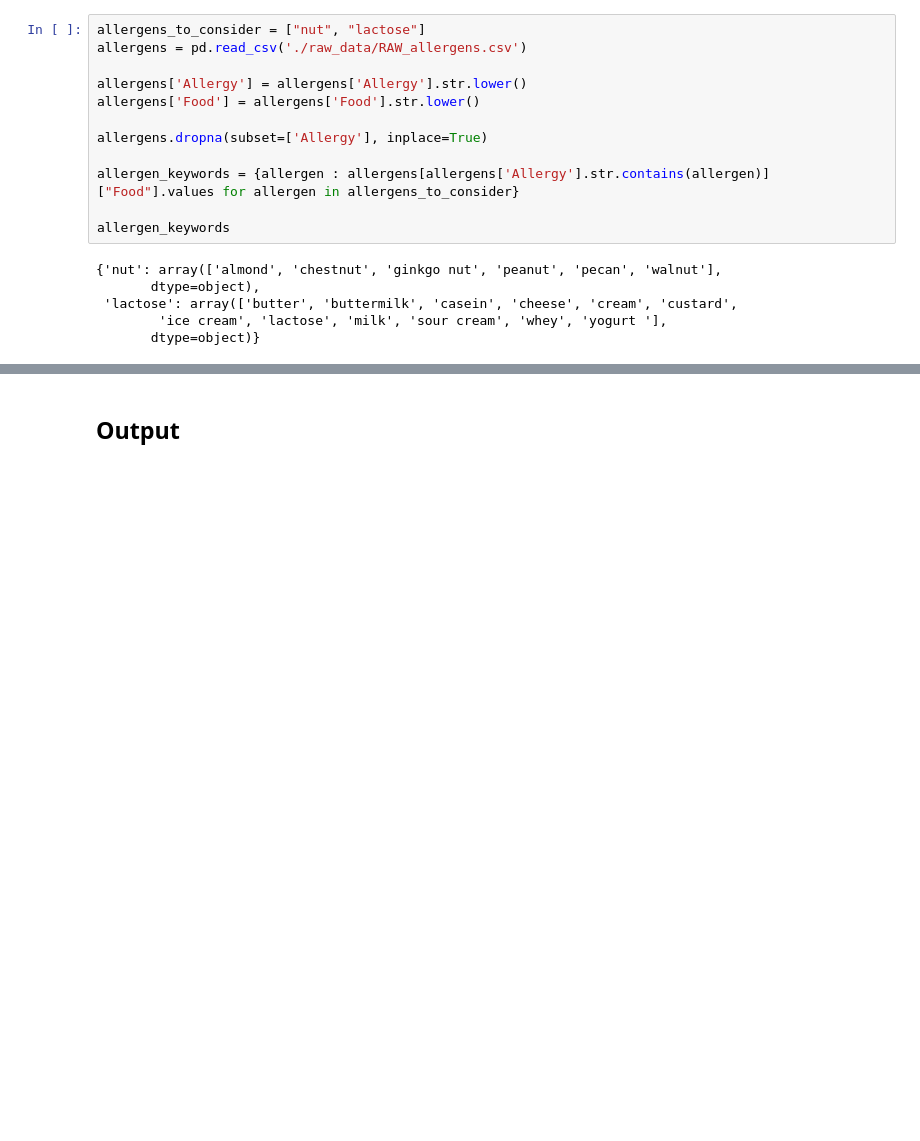
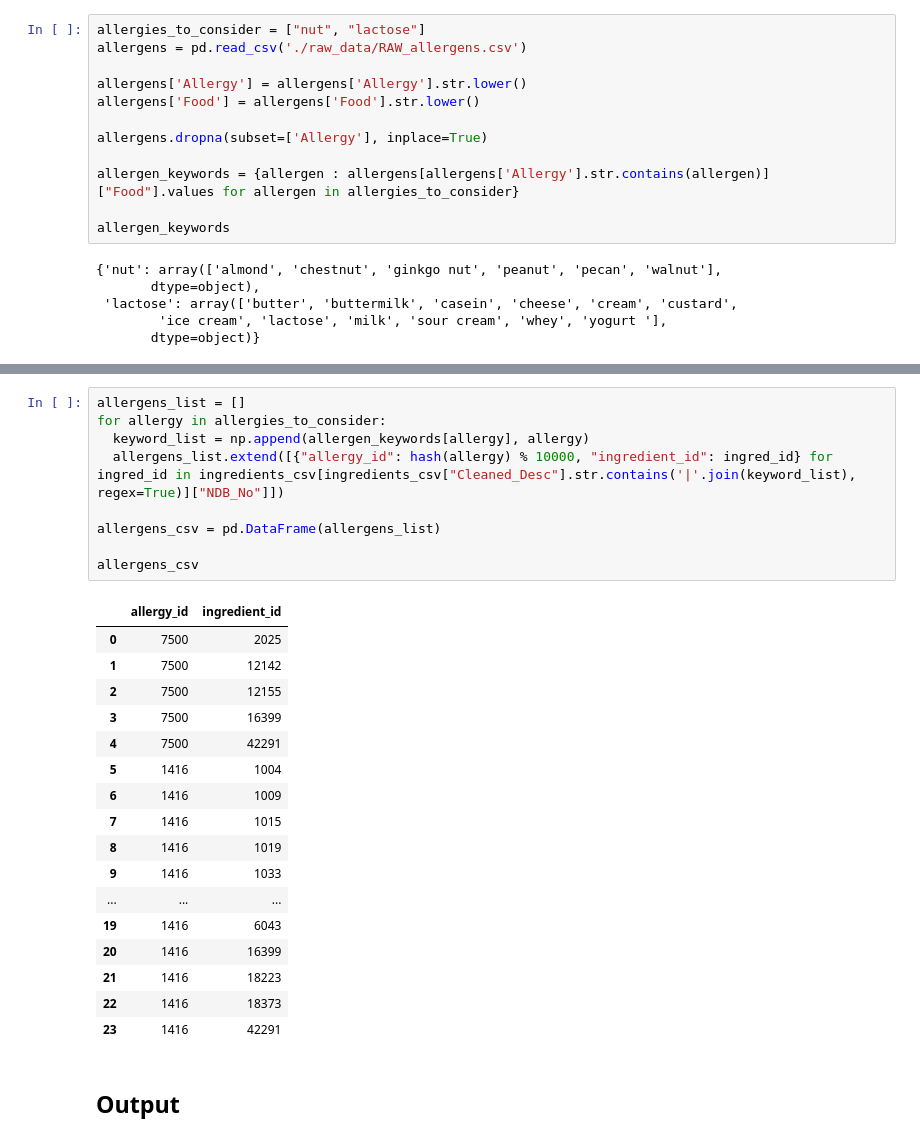
Before and after one commit to aprinawang/db-project, a Jupyter notebook: data/generate_csv.ipynb, the cells around one changed output, grey strips where cells are left out. Drawn from its saved outputs; the diff is of its cells as text; blank space fills up the shorter version.

Commit message:
add allergens data

```diff
--- a/data/generate_csv.ipynb
+++ b/data/generate_csv.ipynb
@@ -266,7 +266,7 @@ users_csv
 # %% [markdown]
 ## TODO Allergen Data
 # %%
-allergens_to_consider = ["nut", "lactose"]
+allergies_to_consider = ["nut", "lactose"]
 allergens = pd.read_csv('./raw_data/RAW_allergens.csv')
 
 allergens['Allergy'] = allergens['Allergy'].str.lower()
@@ -274,7 +274,7 @@ allergens['Food'] = allergens['Food'].str.lower()
 
 allergens.dropna(subset=['Allergy'], inplace=True)
 
-allergen_keywords = {allergen : allergens[allergens['Allergy'].str.contains(allergen)]["Food"].values for allergen in allergens_to_consider}
+allergen_keywords = {allergen : allergens[allergens['Allergy'].str.contains(allergen)]["Food"].values for allergen in allergies_to_consider}
 
 allergen_keywords
 # %% [output]
@@ -286,3 +294,30 @@ allergen_keywords
+# %%
+allergens_list = []
+for allergy in allergies_to_consider:
+  keyword_list = np.append(allergen_keywords[allergy], allergy)
+  allergens_list.extend([{"allergy_id": hash(allergy) % 10000, "ingredient_id": ingred_id} for ingred_id in ingredients_csv[ingredients_csv["Cleaned_Desc"].str.contains('|'.join(keyword_list), regex=True)]["NDB_No"]])
+
+allergens_csv = pd.DataFrame(allergens_list)
+
+allergens_csv
+# %% [output]
+|  | allergy_id | ingredient_id |
+| 0 | 7500 | 2025 |
+| 1 | 7500 | 12142 |
+| 2 | 7500 | 12155 |
+| 3 | 7500 | 16399 |
+| 4 | 7500 | 42291 |
+| 5 | 1416 | 1004 |
+| 6 | 1416 | 1009 |
+| 7 | 1416 | 1015 |
+| 8 | 1416 | 1019 |
+| 9 | 1416 | 1033 |
+| ... | ... | ... |
+| 19 | 1416 | 6043 |
+| 20 | 1416 | 16399 |
+| 21 | 1416 | 18223 |
+| 22 | 1416 | 18373 |
+| 23 | 1416 | 42291 |
 # %% [markdown]
 ## Output
 # %%
```
Also changed, not shown: parts of 2 cells of this notebook.
